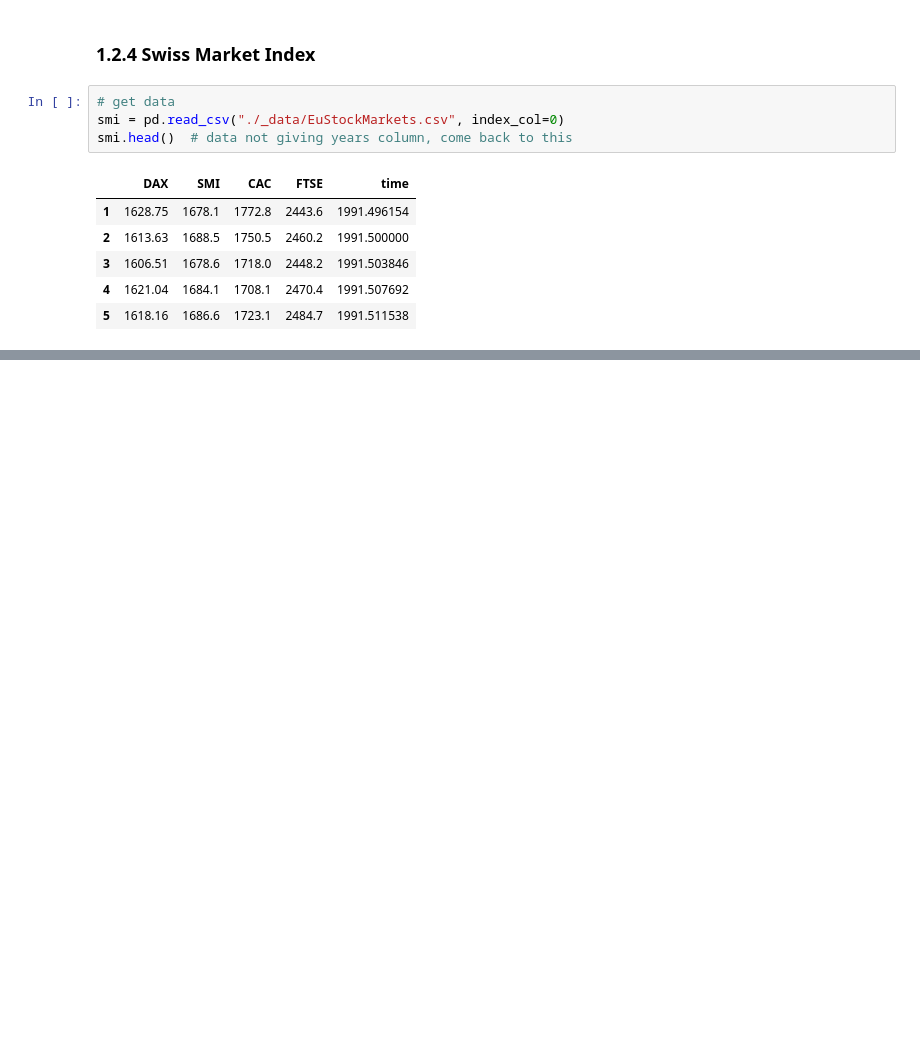
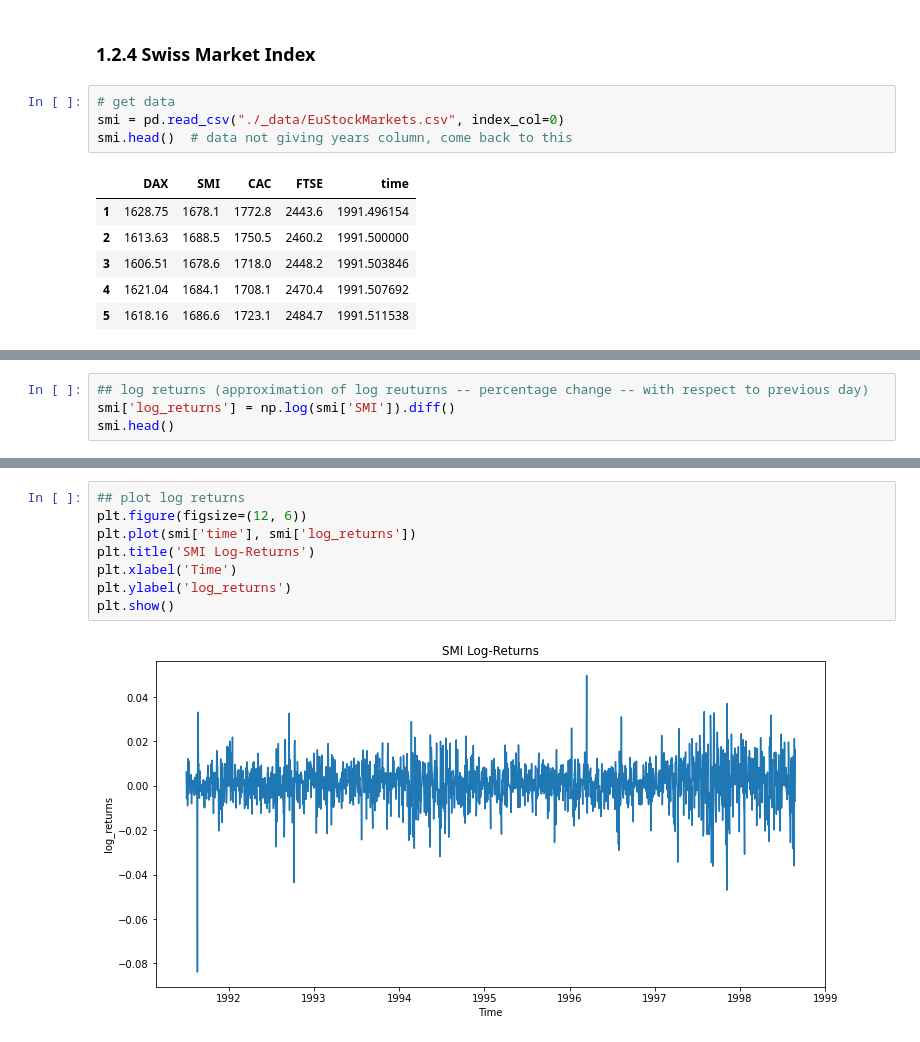
Before and after one commit to eugenebaraka/Books-and-Courses, a Jupyter notebook: timeseries/chapter1.ipynb, the cells around one changed output, grey strips where cells are left out. Drawn from its saved outputs; the diff is of its cells as text; blank space fills up the shorter version.

```diff
--- a/timeseries/chapter1.ipynb
+++ b/timeseries/chapter1.ipynb
@@ -164,0 +172,4 @@ smi.head()  # data not giving years column, come back to this
+# %%
+## log returns (approximation of log reuturns -- percentage change -- with respect to previous day)
+smi['log_returns'] = np.log(smi['SMI']).diff()
+smi.head()
@@ -164,0 +183,10 @@ smi.head()  # data not giving years column, come back to this
+# %%
+## plot log returns
+plt.figure(figsize=(12, 6))
+plt.plot(smi['time'], smi['log_returns'])
+plt.title('SMI Log-Returns')
+plt.xlabel('Time')
+plt.ylabel('log_returns')
+plt.show()
+# %% [output]
+[figure, added]
```
Also changed, not shown: parts of 10 cells of this notebook, 1 other file.
